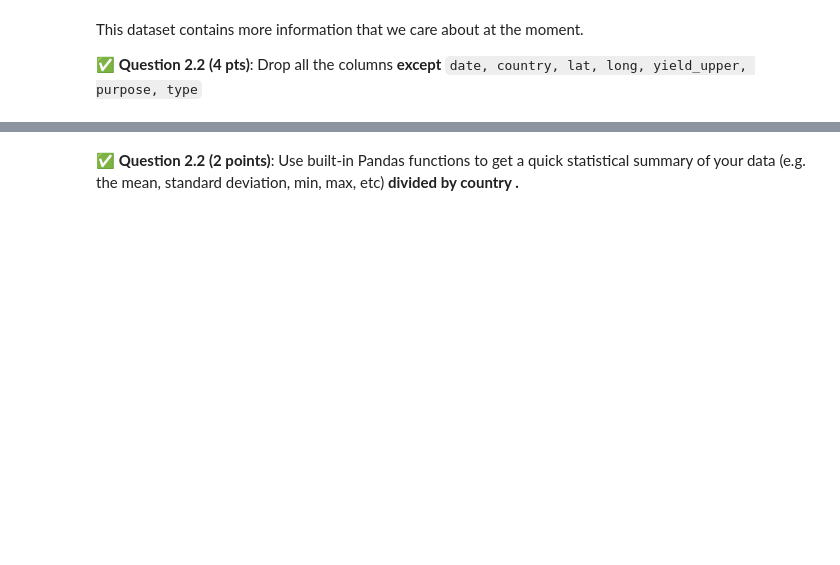
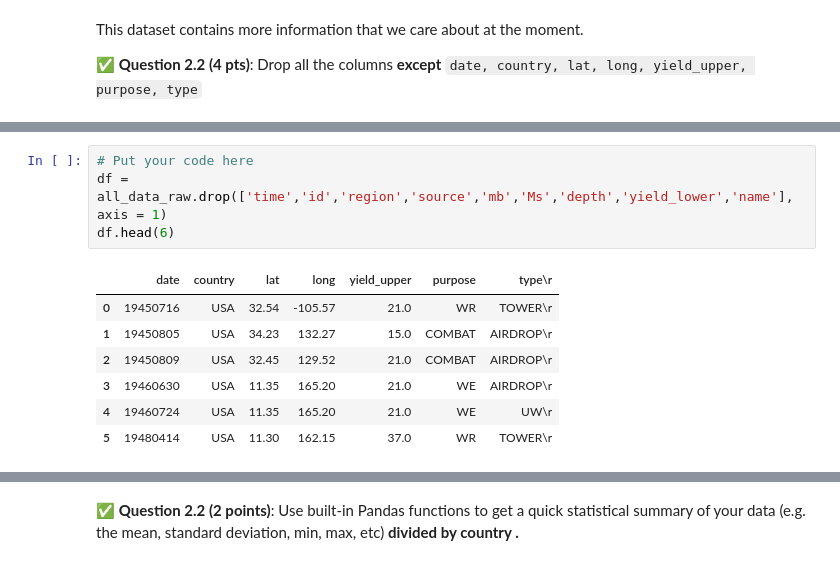
Before and after one commit to Ishan-Baweja/cmse202-XX-turnin, a Jupyter notebook: midterm/CMSE202-Midterm-EXAMPLE_1.ipynb, the cells around one changed output, grey strips where cells are left out. Drawn from its saved outputs; the diff is of its cells as text; blank space fills up the shorter version.

```diff
--- a/midterm/CMSE202-Midterm-EXAMPLE_1.ipynb
+++ b/midterm/CMSE202-Midterm-EXAMPLE_1.ipynb
@@ -124,3 +136,15 @@ This dataset contains more information that we care about at the moment.
+# %%
+# Put your code here
+df = all_data_raw.drop(['time','id','region','source','mb','Ms','depth','yield_lower','name'], axis = 1)
+df.head(6)
+# %% [output]
+|  | date | country | lat | long | yield_upper | purpose | type\r |
+| 0 | 19450716 | USA | 32.54 | -105.57 | 21.0 | WR | TOWER\r |
+| 1 | 19450805 | USA | 34.23 | 132.27 | 15.0 | COMBAT | AIRDROP\r |
+| 2 | 19450809 | USA | 32.45 | 129.52 | 21.0 | COMBAT | AIRDROP\r |
+| 3 | 19460630 | USA | 11.35 | 165.20 | 21.0 | WE | AIRDROP\r |
+| 4 | 19460724 | USA | 11.35 | 165.20 | 21.0 | WE | UW\r |
+| 5 | 19480414 | USA | 11.30 | 162.15 | 37.0 | WR | TOWER\r |
 # %%
 # Run this cell
 # Change the df to the name of your dataframe.
```
Also changed, not shown: parts of 9 cells of this notebook.
